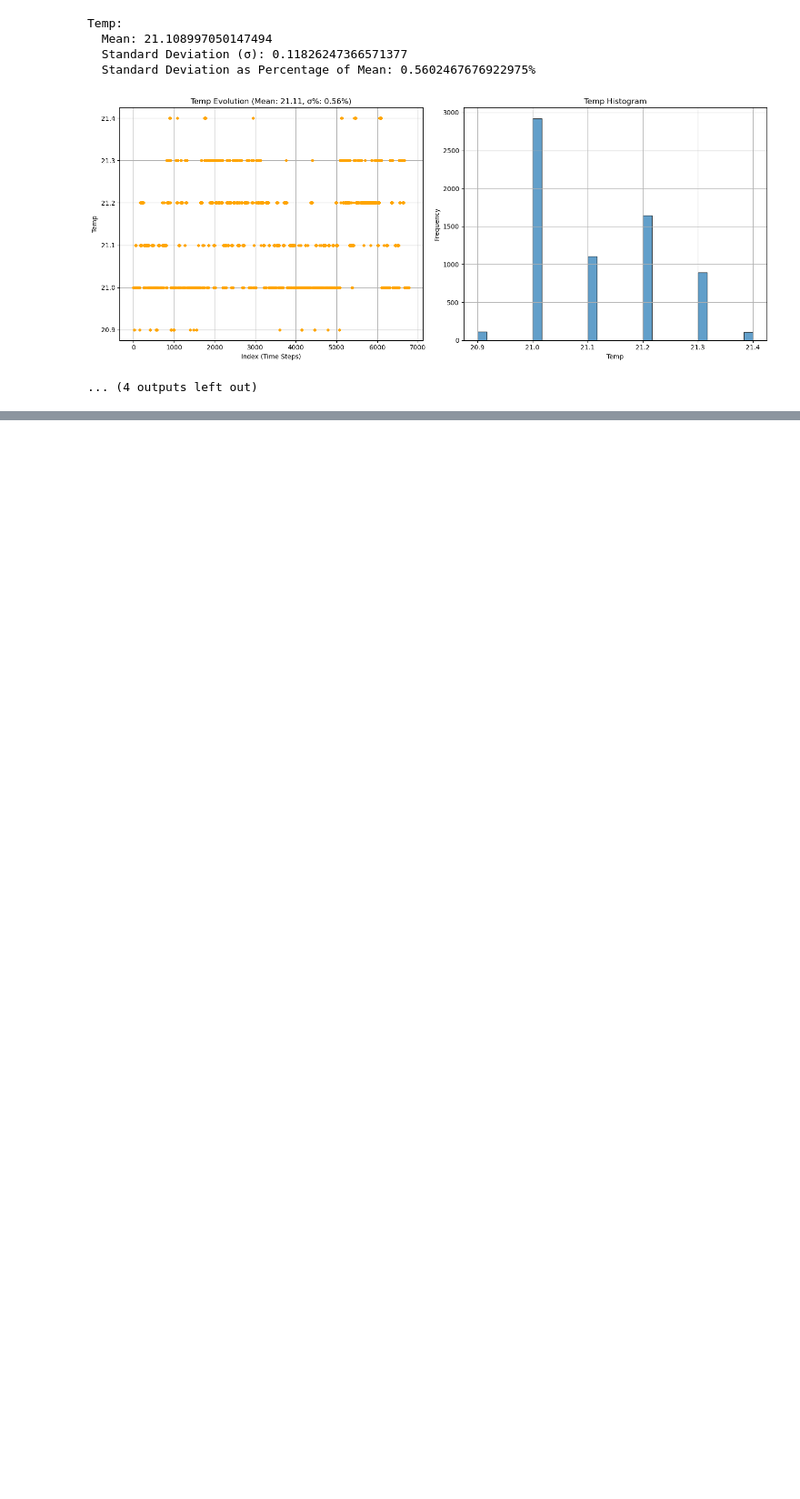
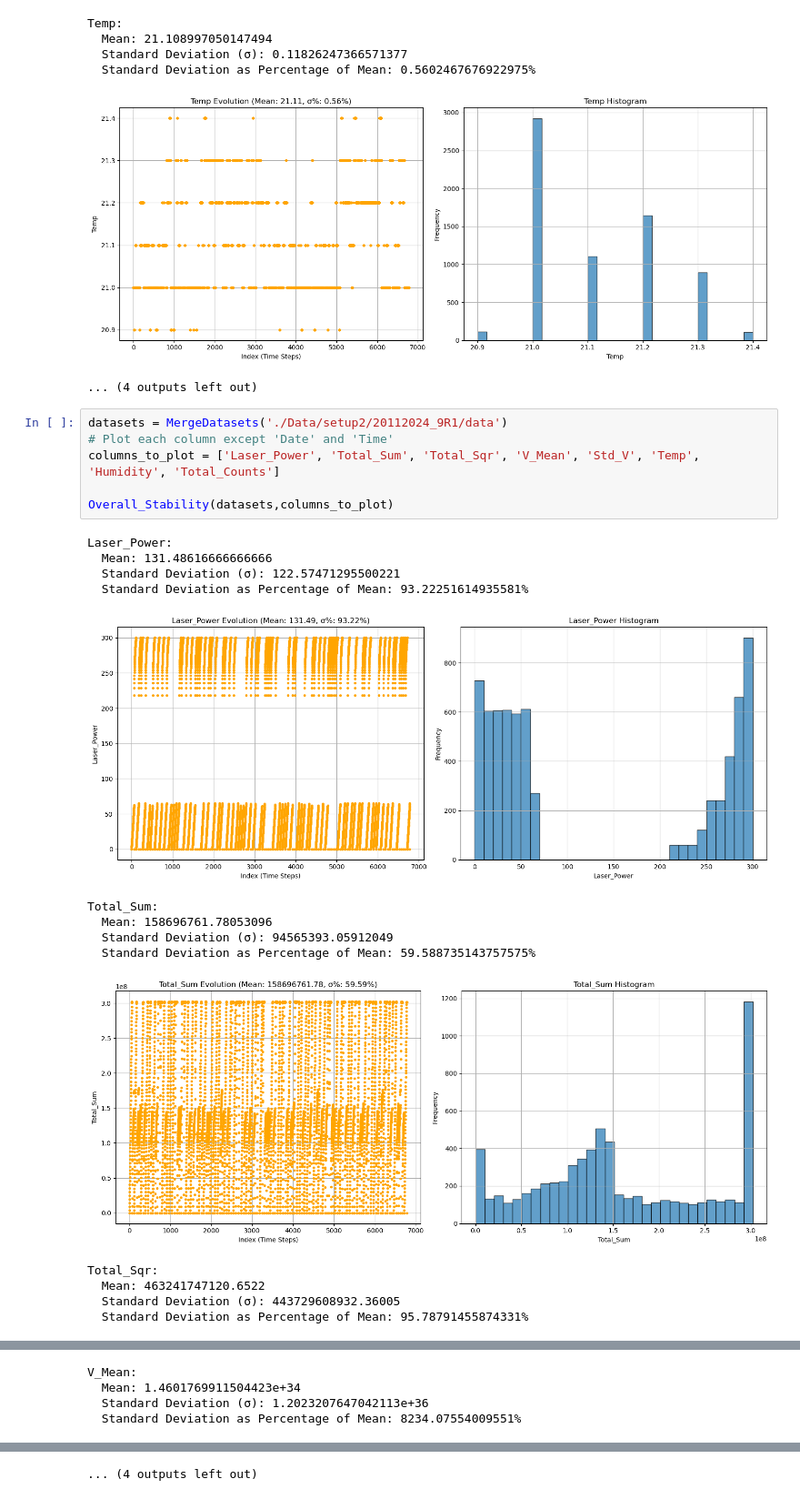
Before and after one commit to IFAEControl/sensors-analysis, a Jupyter notebook: Characterization_board_setup2.ipynb, the cells around one changed output, grey strips where cells are left out. Shown at 91% size. Cells and saved outputs as stored; diff of their text form; blank space fills up the shorter version.

```diff
--- a/Characterization_board_setup2.ipynb
+++ b/Characterization_board_setup2.ipynb
@@ -502,3 +590,24 @@ Temp:
   Standard Deviation as Percentage of Mean: 0.5602467676922975%
 [figure]
 ... (4 outputs left out)
+# %%
+datasets = MergeDatasets('./Data/setup2/20112024_9R1/data')
+# Plot each column except 'Date' and 'Time'
+columns_to_plot = ['Laser_Power', 'Total_Sum', 'Total_Sqr', 'V_Mean', 'Std_V', 'Temp', 'Humidity', 'Total_Counts']
+
+Overall_Stability(datasets,columns_to_plot)
+# %% [output]
+Laser_Power:
+  Mean: 131.48616666666666
+  Standard Deviation (σ): 122.57471295500221
+  Standard Deviation as Percentage of Mean: 93.22251614935581%
+[figure, added]
+Total_Sum:
+  Mean: 158696761.78053096
+  Standard Deviation (σ): 94565393.05912049
+  Standard Deviation as Percentage of Mean: 59.588735143757575%
+[figure, added]
+Total_Sqr:
+  Mean: 463241747120.6522
+  Standard Deviation (σ): 443729608932.36005
+  Standard Deviation as Percentage of Mean: 95.78791455874331%
@@ -504,0 +615,4 @@ Temp:
+V_Mean:
+  Mean: 1.4601769911504423e+34
+  Standard Deviation (σ): 1.2023207647042113e+36
+  Standard Deviation as Percentage of Mean: 8234.07554009551%
@@ -504,0 +630 @@ Temp:
+... (4 outputs left out)
```
Also changed, not shown: parts of 9 cells of this notebook.
